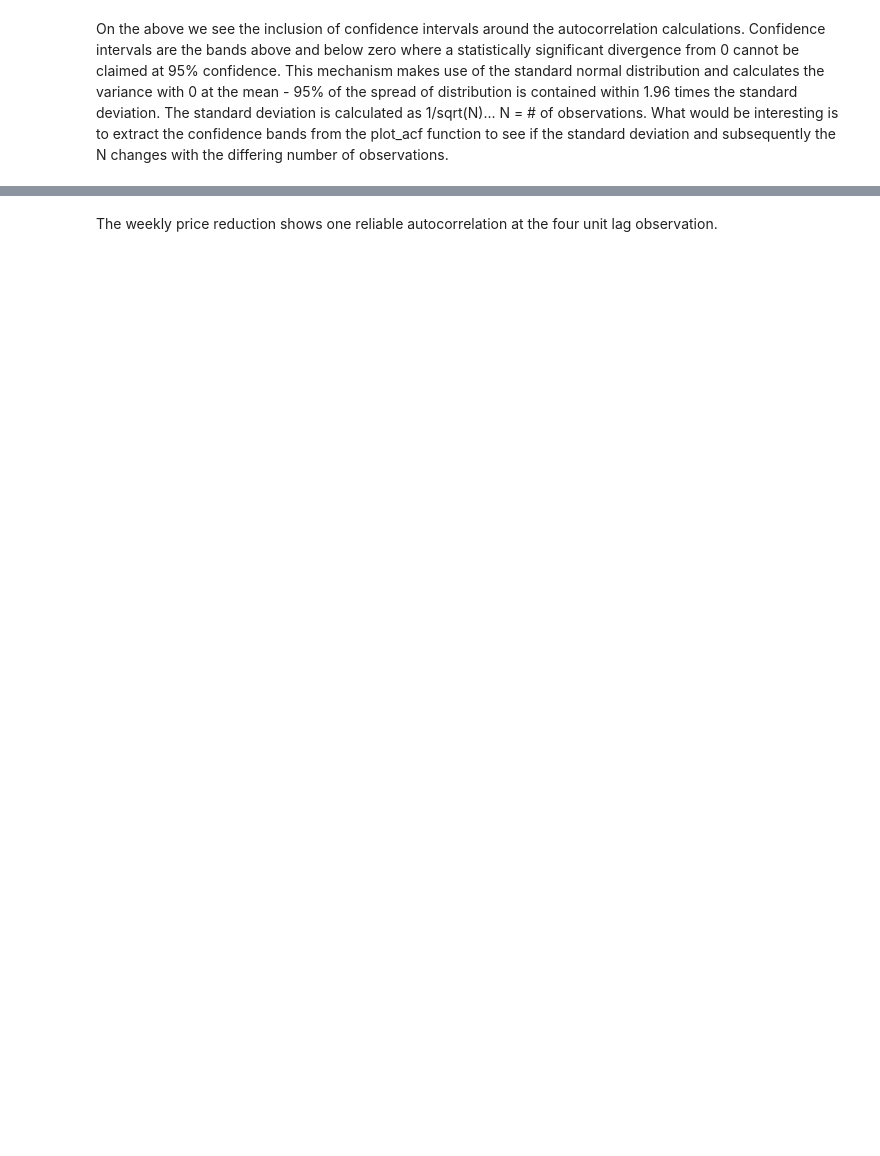
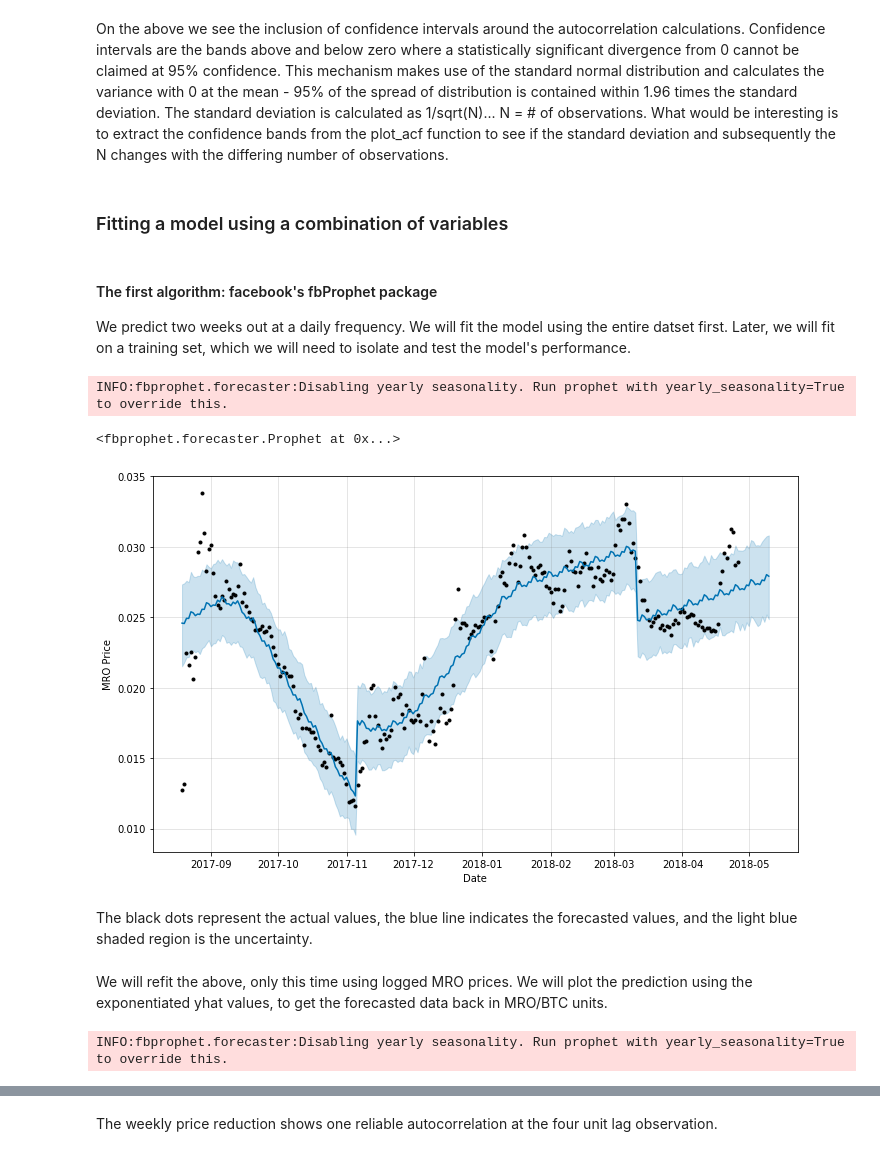
Before and after one commit to calleja/timeSeries, a Jupyter notebook: time_series_crypto_vol_vars.ipynb, the cells around one changed output, grey strips where cells are left out. Saved outputs shown, nothing was run; the diff lists cells and outputs as text; code cells hidden in the pictures; blank space fills up the shorter version.

```diff
--- a/time_series_crypto_vol_vars.ipynb
+++ b/time_series_crypto_vol_vars.ipynb
@@ -154,2 +182,7 @@ plt.show()
 # %% [markdown]
 On the above we see the inclusion of confidence intervals around the autocorrelation calculations. Confidence intervals are the bands above and below zero where a statistically significant divergence from 0 cannot be claimed at 95% confidence. This mechanism makes use of the standard normal distribution and calculates the variance with 0 at the mean - 95% of the spread of distribution is contained within 1.96 times the standard deviation. The standard deviation is calculated as 1/sqrt(N)... N = # of observations. What would be interesting is to extract the confidence bands from the plot_acf function to see if the standard deviation and subsequently the N changes with the differing number of observations.
+# %% [markdown]
+### Fitting a model using a combination of variables
+# %% [markdown]
+#### The first algorithm: facebook's fbProphet package
+We predict two weeks out at a daily frequency. We will fit the model using the entire datset first. Later, we will fit on a training set, which we will need to isolate and test the model's performance.
@@ -155,0 +191,23 @@ On the above we see the inclusion of confidence intervals around the autocorrela
+# %%
+#requires resetting the datetime index and renaming to 'ds', and setting the dependent variable column name to 'y'
+fb_version=var_df.rename(columns={'time':'ds','mid':'y'})
+ts_prophet=fbprophet.Prophet(changepoint_prior_scale=0.15)
+#fb_version.dtypes
+fb_version[['y','ds','vol_3day','vol_15day','prop2','prop5','prop15','returns']].head()
+ts_prophet.fit(fb_version[['y','ds','vol_3day','vol_15day','prop2','prop5','prop15','returns']])
+# %% [output]
+INFO:fbprophet.forecaster:Disabling yearly seasonality. Run prophet with yearly_seasonality=True to override this.
+<fbprophet.forecaster.Prophet at 0x...>
+# %%
+ts_forecast=ts_prophet.make_future_dataframe(periods=14,freq='D')
+ts_forecast=ts_prophet.predict(ts_forecast)
+# %%
+#plot
+plt.close()
+ts_prophet.plot(ts_forecast,xlabel='Date', ylabel='MRO Price')
+# %% [output]
+[figure, added]
+# %% [markdown]
+The black dots represent the actual values, the blue line indicates the forecasted values, and the light blue shaded region is the uncertainty.
+# %% [markdown]
+We will refit the above, only this time using logged MRO prices. We will plot the prediction using the exponentiated yhat values, to get the forecasted data back in MRO/BTC units.
@@ -155,0 +218,7 @@ On the above we see the inclusion of confidence intervals around the autocorrela
+# %%
+fb_version1[['y','ds','vol_3day','vol_15day','prop2','prop5','prop15','returns']].head()
+ts_prophet1.fit(fb_version1[['y','ds','vol_3day','vol_15day','prop2','prop5','prop15']])
+ts_forecast1=ts_prophet1.make_future_dataframe(periods=14,freq='D')
+ts_forecast1=ts_prophet1.predict(ts_forecast)
+# %% [output]
+INFO:fbprophet.forecaster:Disabling yearly seasonality. Run prophet with yearly_seasonality=True to override this.
```
Also changed, not shown: parts of 37 cells of this notebook, 1 other file.
